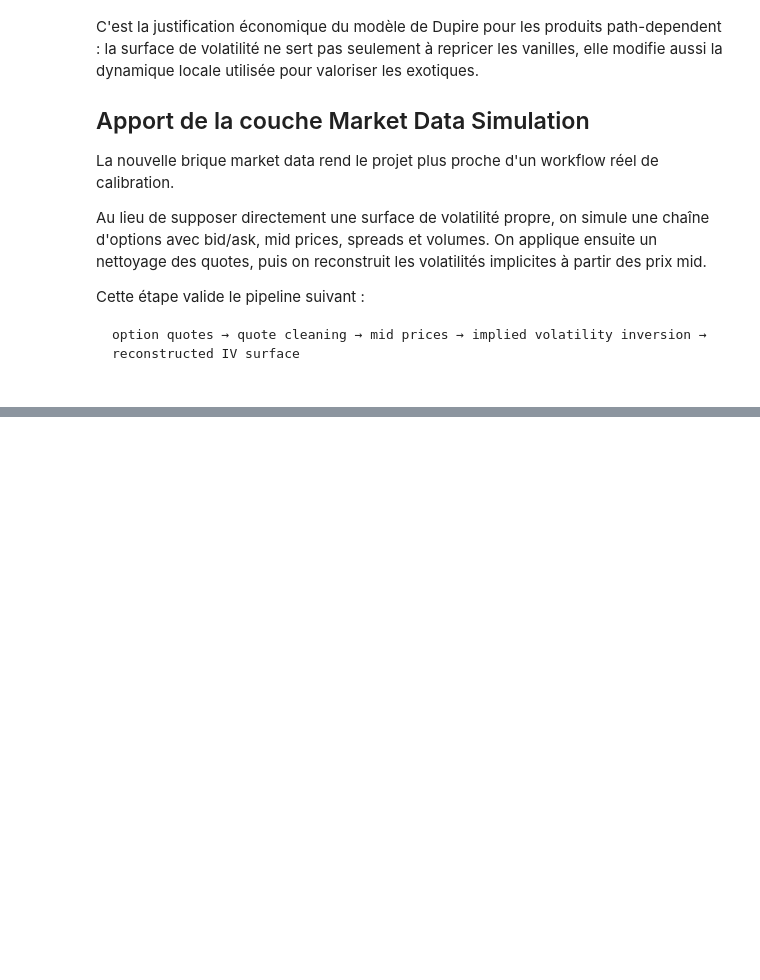
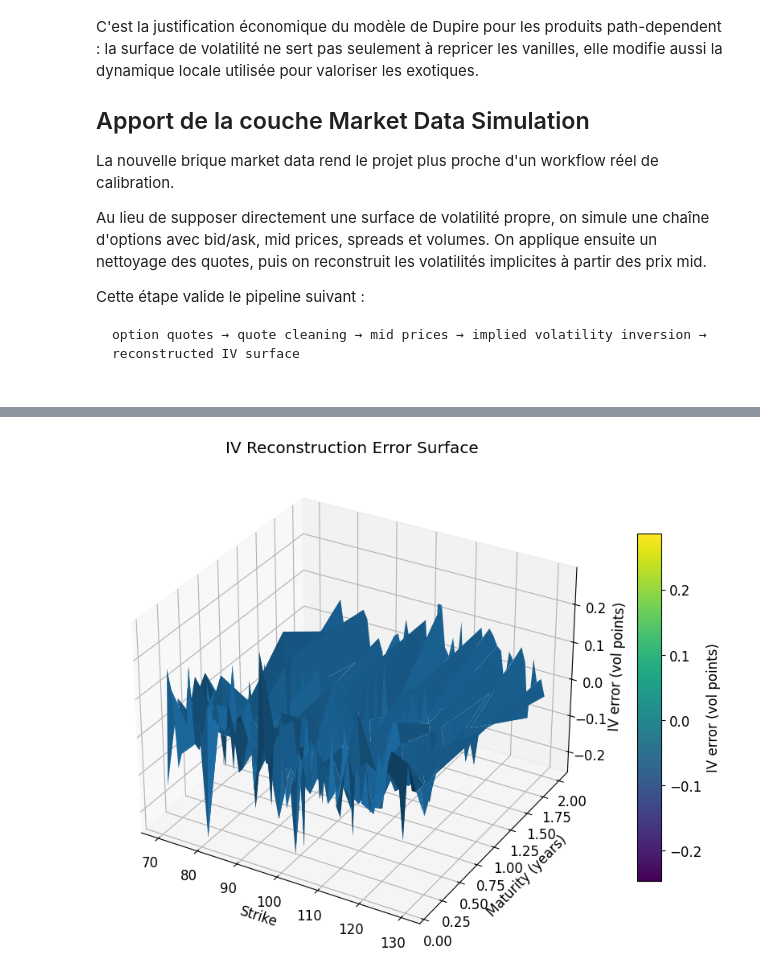
Before and after one commit to adamkerouredan/local-volatility-exotic-option-pricing, a Jupyter notebook: notebooks/local_volatility_exotic_option_pricing.ipynb, the cells around one changed output, grey strips where cells are left out. Saved outputs shown, nothing was run; the diff lists cells and outputs as text; code cells hidden in the pictures; blank space fills up the shorter version.

```diff
--- a/notebooks/local_volatility_exotic_option_pricing.ipynb
+++ b/notebooks/local_volatility_exotic_option_pricing.ipynb
@@ -2973,0 +3029,43 @@ option quotes → quote cleaning → mid prices → implied volatility inversion
+# %%
+# =============================================================
+# EXPORT — IV reconstruction error surface
+# =============================================================
+
+iv_error_matrix = reconstructed_iv_matrix - true_iv_matrix_on_clean_grid
+iv_error_surface_vol_points = 100.0 * iv_error_matrix
+
+fig = plt.figure(figsize=(12, 8))
+ax = fig.add_subplot(111, projection="3d")
+
+error_surface_plot = ax.plot_surface(
+    strike_mesh,
+    maturity_mesh,
+    iv_error_surface_vol_points,
+    linewidth=0,
+    antialiased=True,
+    vmin=np.nanmin(iv_error_surface_vol_points),
+    vmax=np.nanmax(iv_error_surface_vol_points)
+)
+
+error_surface_plot.set_clim(
+    np.nanmin(iv_error_surface_vol_points),
+    np.nanmax(iv_error_surface_vol_points)
+)
+
+ax.set_xlabel("Strike")
+ax.set_ylabel("Maturity (years)")
+ax.set_zlabel("IV error (vol points)")
+ax.set_title("IV Reconstruction Error Surface")
+
+fig.colorbar(
+    error_surface_plot,
+    ax=ax,
+    shrink=0.7,
+    aspect=14,
+    label="IV error (vol points)"
+)
+
+plt.savefig(FIGURES_DIR / "iv_reconstruction_error_surface.png", dpi=160, bbox_inches="tight")
+plt.show()
+# %% [output]
+[figure, added]
```
Also changed, not shown: parts of 6 cells of this notebook, 1 other file.
